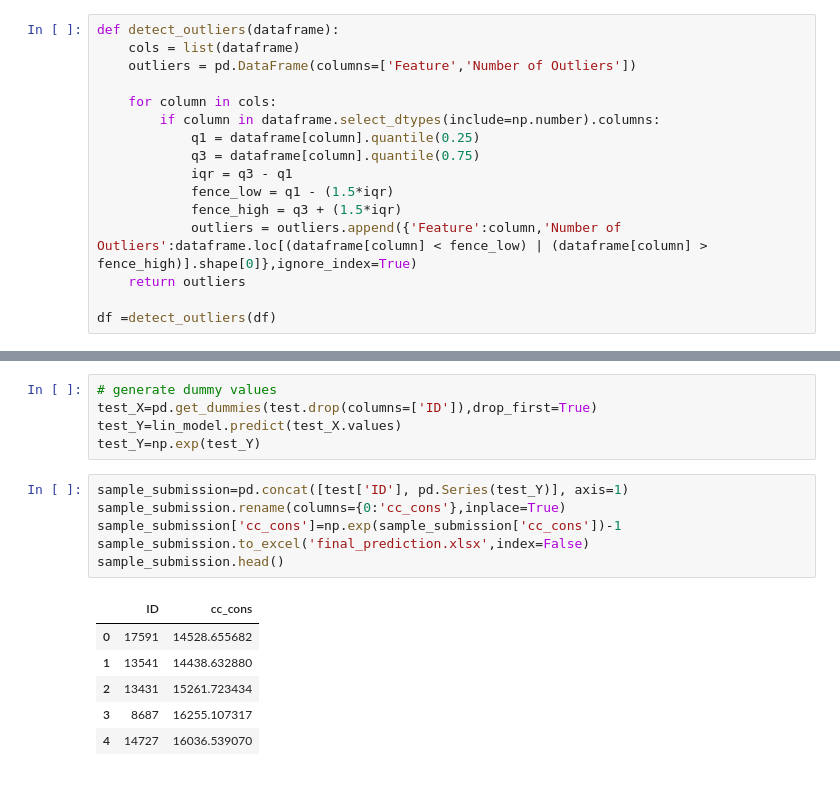
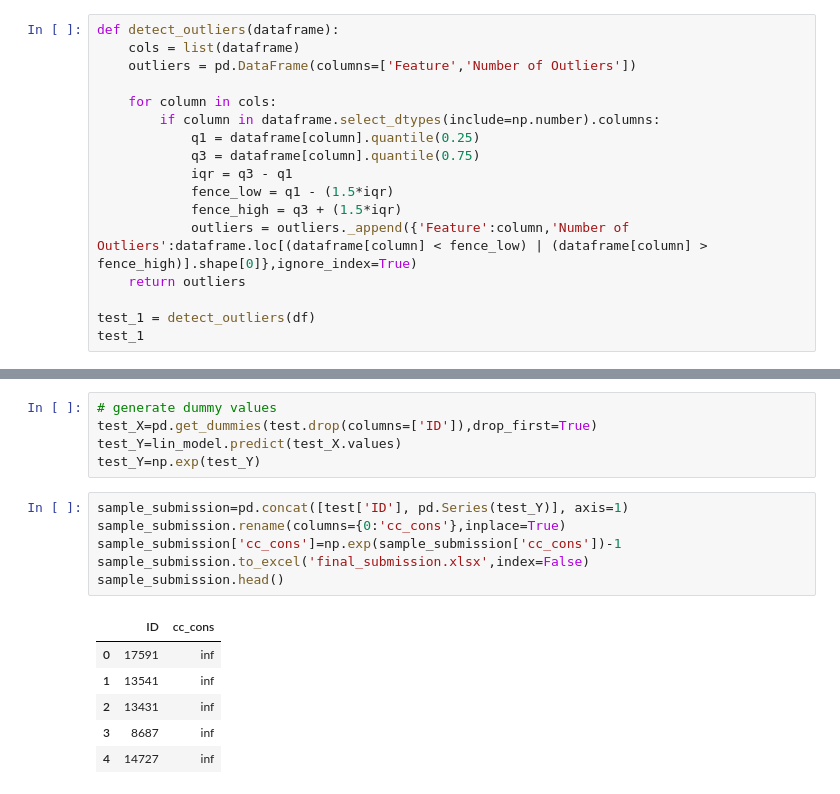
Before and after one commit to kimhonggithub/Predict-Credit-Card-Gen7, a Jupyter notebook: ML_predict_credict.ipynb, the cells around one changed output, grey strips where cells are left out. Saved outputs shown, nothing was run; the diff lists cells and outputs as text.

Commit message:
redo predicton and treat outliers

```diff
--- a/ML_predict_credict.ipynb
+++ b/ML_predict_credict.ipynb
@@ -113,7 +113,8 @@ def detect_outliers(dataframe):
             iqr = q3 - q1
             fence_low = q1 - (1.5*iqr)
             fence_high = q3 + (1.5*iqr)
-            outliers = outliers.append({'Feature':column,'Number of Outliers':dataframe.loc[(dataframe[column] < fence_low) | (dataframe[column] > fence_high)].shape[0]},ignore_index=True)
+            outliers = outliers._append({'Feature':column,'Number of Outliers':dataframe.loc[(dataframe[column] < fence_low) | (dataframe[column] > fence_high)].shape[0]},ignore_index=True)
     return outliers
 
-df =detect_outliers(df)
+test_1 = detect_outliers(df)
+test_1
@@ -551,13 +590,13 @@ test_Y=np.exp(test_Y)
 # %%
 sample_submission=pd.concat([test['ID'], pd.Series(test_Y)], axis=1)
 sample_submission.rename(columns={0:'cc_cons'},inplace=True)
 sample_submission['cc_cons']=np.exp(sample_submission['cc_cons'])-1
-sample_submission.to_excel('final_prediction.xlsx',index=False)
+sample_submission.to_excel('final_submission.xlsx',index=False)
 sample_submission.head()
 # %% [output]
 |  | ID | cc_cons |
-| 0 | 17591 | 14528.655682 |
-| 1 | 13541 | 14438.632880 |
-| 2 | 13431 | 15261.723434 |
-| 3 | 8687 | 16255.107317 |
-| 4 | 14727 | 16036.539070 |
+| 0 | 17591 | inf |
+| 1 | 13541 | inf |
+| 2 | 13431 | inf |
+| 3 | 8687 | inf |
+| 4 | 14727 | inf |
```
Also changed, not shown: parts of 5 cells of this notebook.
